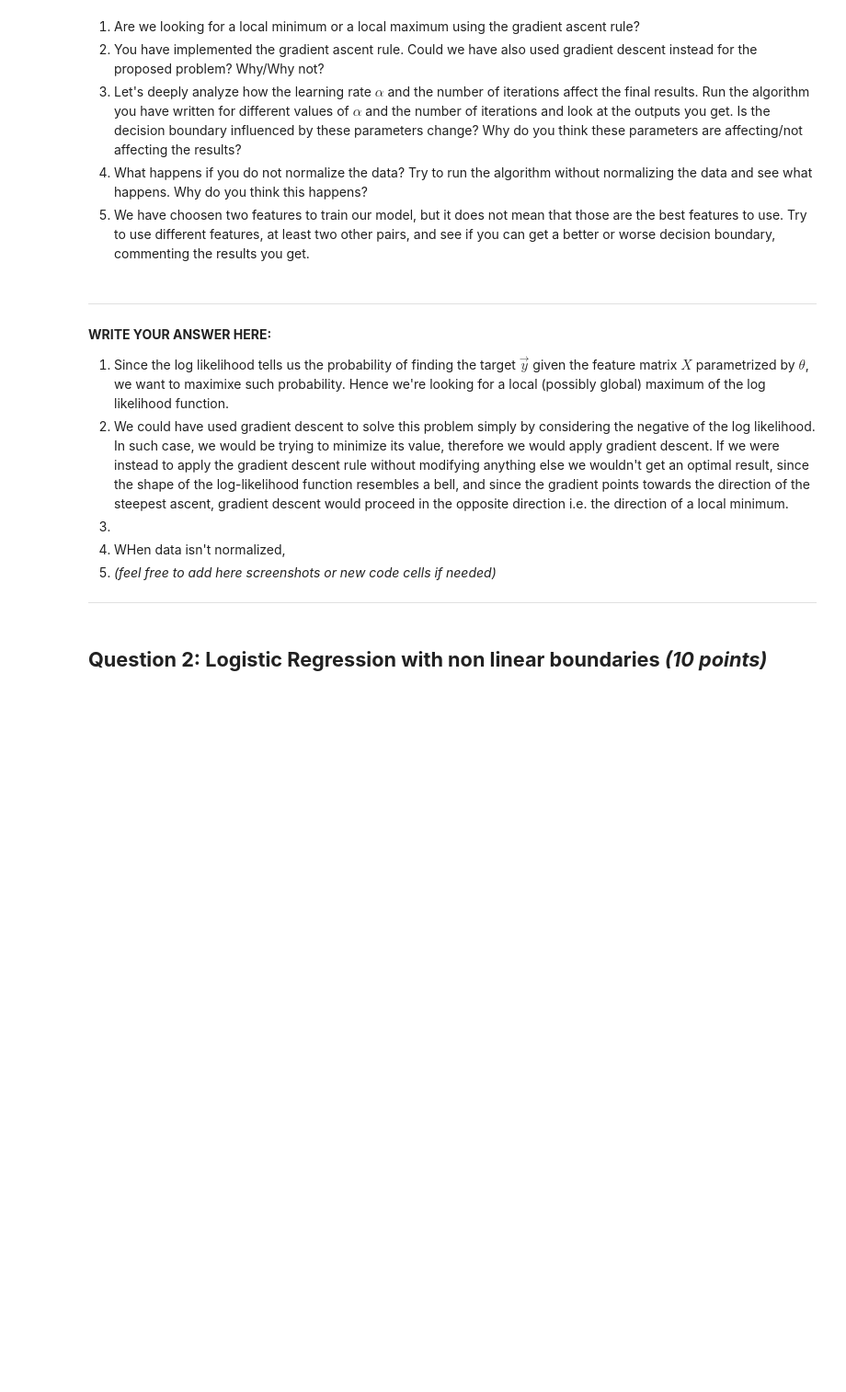
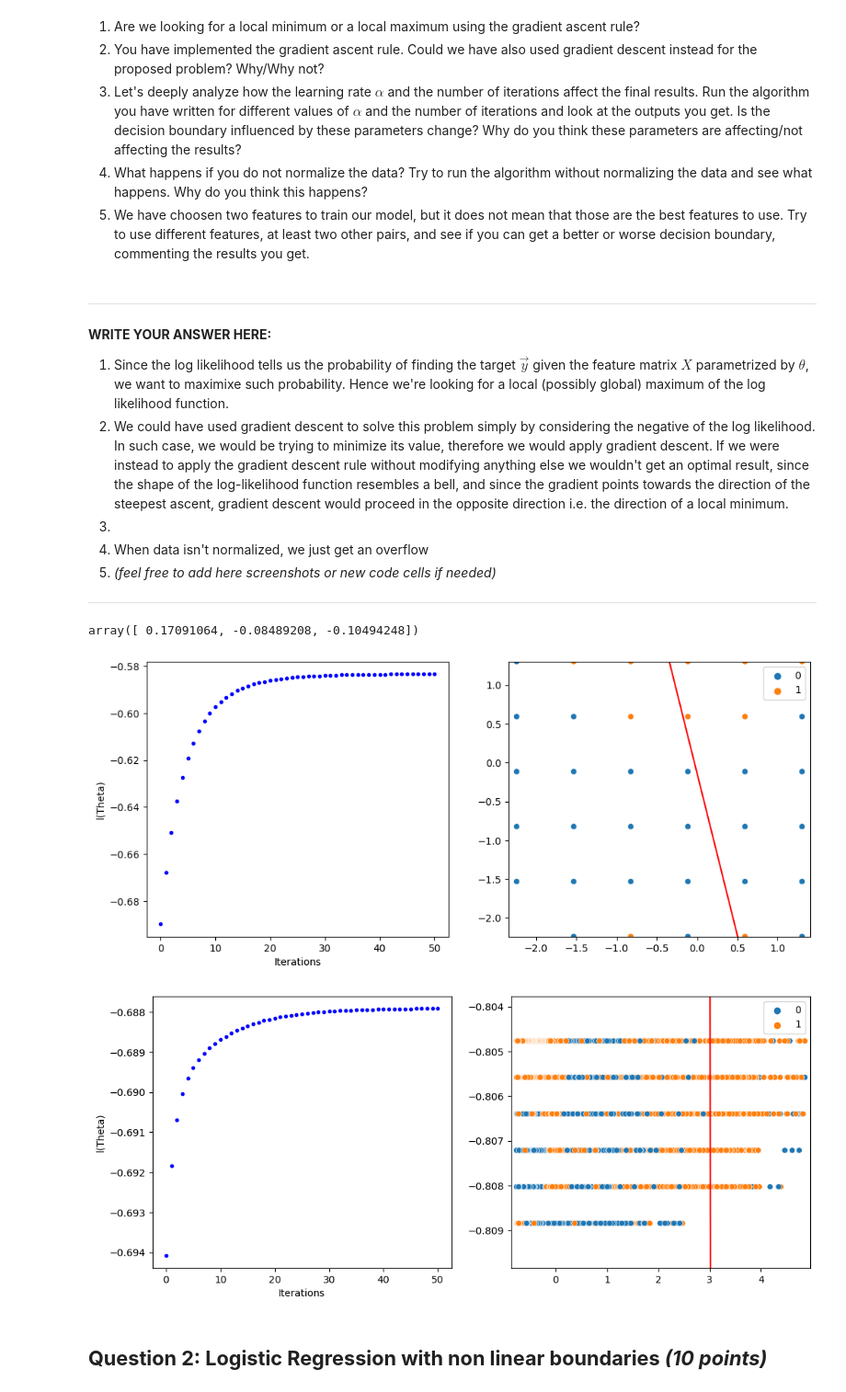
Before and after one commit to arianna011/FDS-assigment2, a Jupyter notebook: HW2.ipynb, the cells around one changed output. Shown at 92% size. Saved outputs shown, nothing was run; the diff lists cells and outputs as text; code cells hidden in the pictures; blank space fills up the shorter version.

```diff
--- a/HW2.ipynb
+++ b/HW2.ipynb
@@ -524,10 +524,86 @@ pass
 2. We could have used gradient descent to solve this problem simply by considering the negative of the log likelihood. In such case, we would be trying to minimize its value, therefore we would apply gradient descent.
 If we were instead to apply the gradient descent rule without modifying anything else we wouldn't get an optimal result, since the shape of the log-likelihood function resembles a bell, and since the gradient points towards the direction of the steepest ascent, gradient descent would proceed in the opposite direction i.e. the direction of a local minimum.
 3.
-4. WHen data isn't normalized,
+4. When data isn't normalized, we just get an overflow
 5. *(feel free to add here screenshots or new code cells if needed)*
 
 -------------------------------------------------------
+# %%
+#Customer Type
+#Age
+#Type of Travel
+#Class
+#Flight Distance
+#Seat comfort
+#Departure/Arrival time convenient
+#Food and drink
+#Gate location
+#Inflight wifi service
+#Inflight entertainment
+#Online support
+#Ease of Online booking
+#On-board service
+#Leg room service
+#Baggage handling
+#Checkin service
+#Cleanliness
+#Online boarding
+#Departure Delay in Minutes
+#Arrival Delay in Minutes
+
+def classifyAndPlotOnePThree(feature1,feature2) :
+    """
+    Function classify and plot based on a specific selection of two features
+
+    Args:
+        feature1: the  name of the first feature to consider
+        feature2: the  name of the first feature to consider
+
+    Returns:
+        theta_final: the final model parameter matrix.
+    """
+
+    df_small = df[[feature1, feature2, "satisfaction"]]
+    X, y = (df_small.drop(["satisfaction"], axis=1).values, df_small["satisfaction"].values)
+    X = (X - X.mean()) / X.std()
+    x = np.hstack([np.ones((X.shape[0], 1)), X])
+
+    # Initialize theta0
+    theta0 = np.random.normal(0, 0.01, x.shape[1])
+
+    # Run Gradient Ascent method
+    n_iter = 50
+    theta_final, log_l_history = gradient_ascent(theta0, x, y, lr=0.5, num_steps=n_iter)
+
+    fig, ax = plt.subplots(1,2)
+
+    fig.set_figheight(5)
+    fig.set_figwidth(12)
+
+    ax[0].set_ylabel("l(Theta)")
+    ax[0].set_xlabel("Iterations")
+    ax[0].plot(range(len(log_l_history)), log_l_history, "b.")
+
+    # Plot raw data
+    sns.scatterplot(x=X[:, 0], y=X[:, 1], hue=y)
+
+    # # Define range of x values
+    x_range = np.array([np.min(X[:, 0]), np.max(X[:, 0])])
+    y_range = -(theta_final[0] + theta_final[1] * x_range) / theta_final[2]
+    ax[1].plot(x_range, y_range, c="red")
+    # set the limits of the plot to the limits of the data
+    plt.xlim(np.min(X[:, 0]) - 0.1, np.max(X[:, 0] + 0.1))
+    plt.ylim(np.min(X[:, 1]) - 0.001, np.max(X[:, 1] + 0.001))
+    plt.show
+
+    return theta_final
+
+classifyAndPlotOnePThree("Ease of Online booking","Food and drink")
+classifyAndPlotOnePThree("Flight Distance","Leg room service")
+# %% [output]
+array([ 0.17091064, -0.08489208, -0.10494248])
+[figure, added]
+[figure, added]
 # %% [markdown]
 ## **Question 2: Logistic Regression with non linear boundaries *(10 points)***
 # %% [markdown]
```
Also changed, not shown: parts of 7 cells of this notebook.
